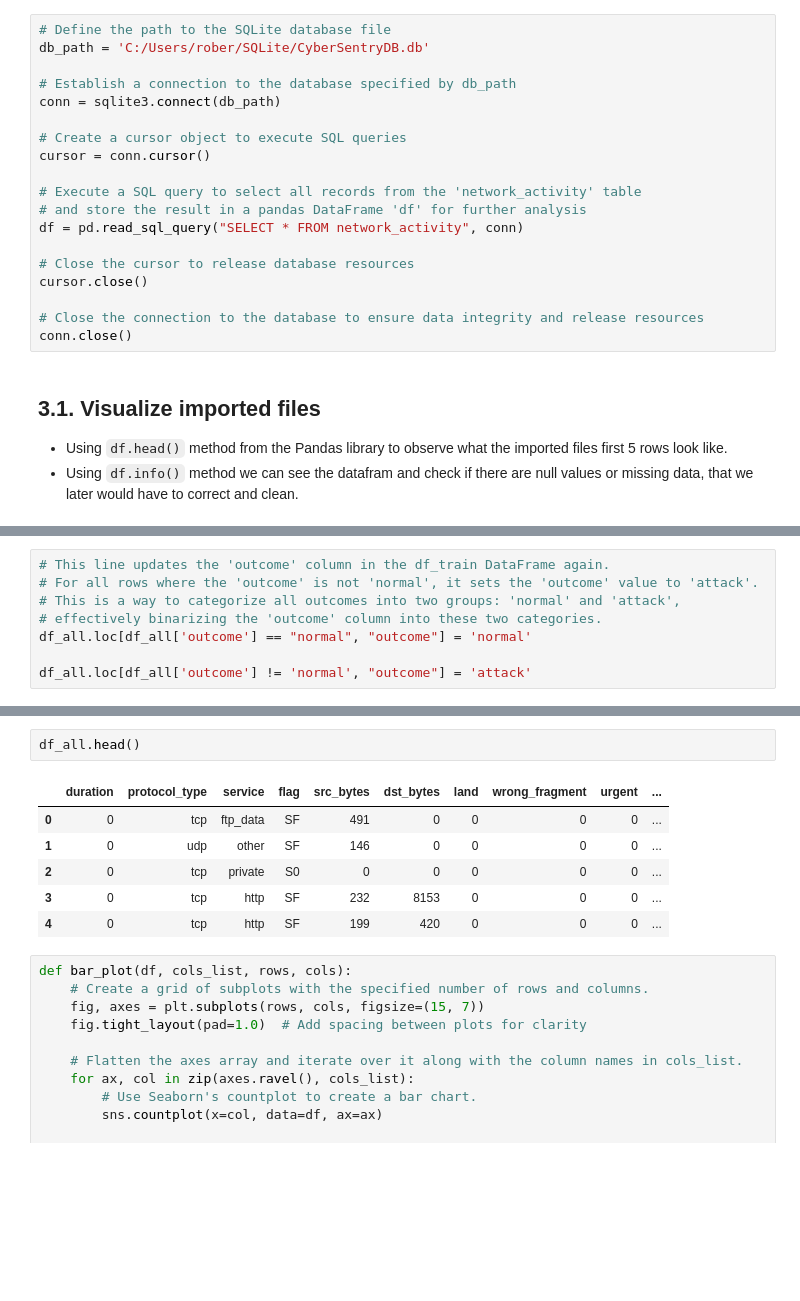
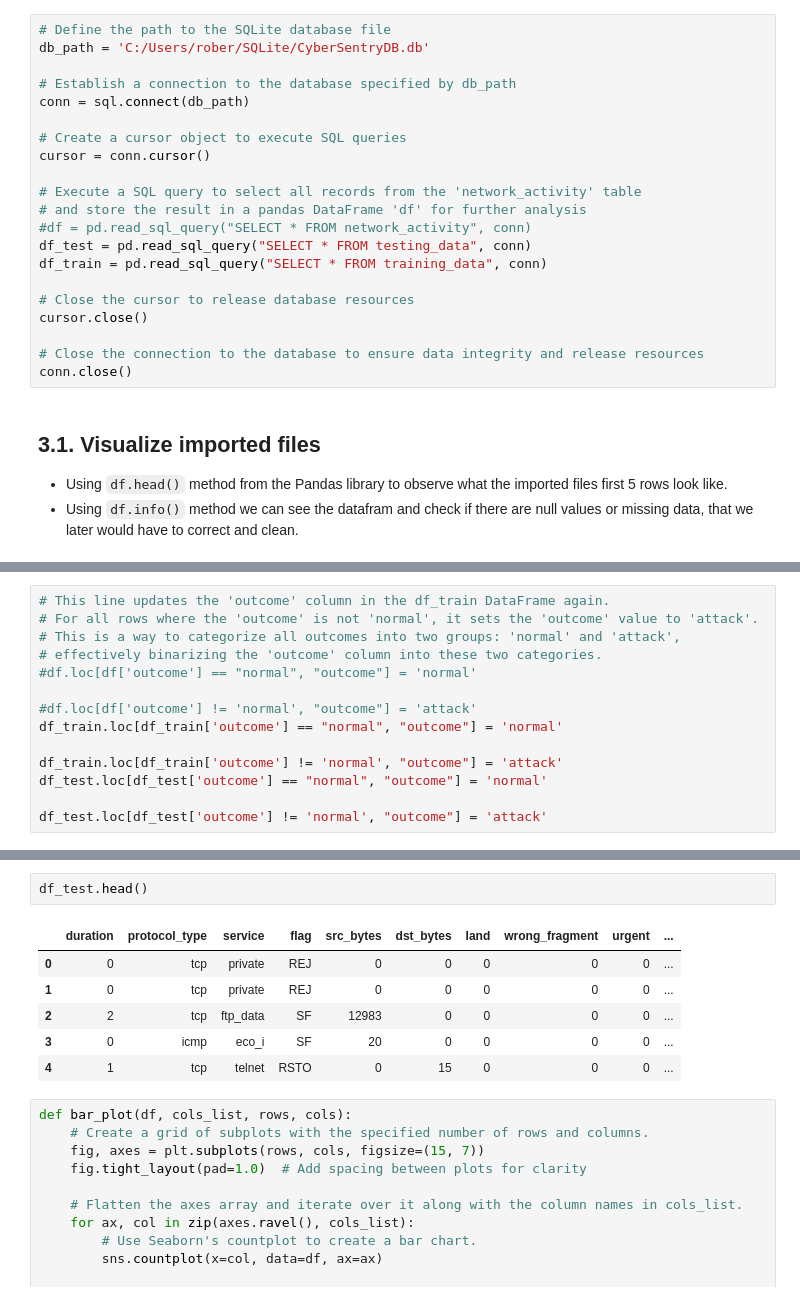
Before and after one commit to andypc93/cyber-sentry, a Jupyter notebook: back-end/CyberSentry_Notebook.ipynb, the cells around one changed output, grey strips where cells are left out. Drawn from its saved outputs; the diff is of its cells as text; blank space fills up the shorter version.

```diff
--- a/back-end/CyberSentry_Notebook.ipynb
+++ b/back-end/CyberSentry_Notebook.ipynb
@@ -47,14 +54,16 @@ Files where imported as .txt fiels but here converted into Pandas library datafr
 db_path = 'C:/Users/rober/SQLite/CyberSentryDB.db'
 
 # Establish a connection to the database specified by db_path
-conn = sqlite3.connect(db_path)
+conn = sql.connect(db_path)
 
 # Create a cursor object to execute SQL queries
 cursor = conn.cursor()
 
 # Execute a SQL query to select all records from the 'network_activity' table
 # and store the result in a pandas DataFrame 'df' for further analysis
-df = pd.read_sql_query("SELECT * FROM network_activity", conn)
+#df = pd.read_sql_query("SELECT * FROM network_activity", conn)
+df_test = pd.read_sql_query("SELECT * FROM testing_data", conn)
+df_train = pd.read_sql_query("SELECT * FROM training_data", conn)
 
 # Close the cursor to release database resources
 cursor.close()
@@ -83,6 +141,12 @@ df_all.info()
 # For all rows where the 'outcome' is not 'normal', it sets the 'outcome' value to 'attack'.
 # This is a way to categorize all outcomes into two groups: 'normal' and 'attack',
 # effectively binarizing the 'outcome' column into these two categories.
-df_all.loc[df_all['outcome'] == "normal", "outcome"] = 'normal'
+#df.loc[df['outcome'] == "normal", "outcome"] = 'normal'
 
-df_all.loc[df_all['outcome'] != 'normal', "outcome"] = 'attack'
+#df.loc[df['outcome'] != 'normal', "outcome"] = 'attack'
+df_train.loc[df_train['outcome'] == "normal", "outcome"] = 'normal'
+
+df_train.loc[df_train['outcome'] != 'normal', "outcome"] = 'attack'
+df_test.loc[df_test['outcome'] == "normal", "outcome"] = 'normal'
+
+df_test.loc[df_test['outcome'] != 'normal', "outcome"] = 'attack'
@@ -89,12 +163,12 @@ df_all.loc[df_all['outcome'] != 'normal', "outcome"] = 'attack'
 # %%
-df_all.head()
+df_test.head()
 # %% [output]
 |  | duration | protocol_type | service | flag | src_bytes | dst_bytes | land | wrong_fragment | urgent | ... |
-| 0 | 0 | tcp | ftp_data | SF | 491 | 0 | 0 | 0 | 0 | ... |
-| 1 | 0 | udp | other | SF | 146 | 0 | 0 | 0 | 0 | ... |
-| 2 | 0 | tcp | private | S0 | 0 | 0 | 0 | 0 | 0 | ... |
-| 3 | 0 | tcp | http | SF | 232 | 8153 | 0 | 0 | 0 | ... |
-| 4 | 0 | tcp | http | SF | 199 | 420 | 0 | 0 | 0 | ... |
+| 0 | 0 | tcp | private | REJ | 0 | 0 | 0 | 0 | 0 | ... |
+| 1 | 0 | tcp | private | REJ | 0 | 0 | 0 | 0 | 0 | ... |
+| 2 | 2 | tcp | ftp_data | SF | 12983 | 0 | 0 | 0 | 0 | ... |
+| 3 | 0 | icmp | eco_i | SF | 20 | 0 | 0 | 0 | 0 | ... |
+| 4 | 1 | tcp | telnet | RSTO | 0 | 15 | 0 | 0 | 0 | ... |
 # %%
 def bar_plot(df, cols_list, rows, cols):
     # Create a grid of subplots with the specified number of rows and columns.
```
Also changed, not shown: parts of 15 cells of this notebook.
